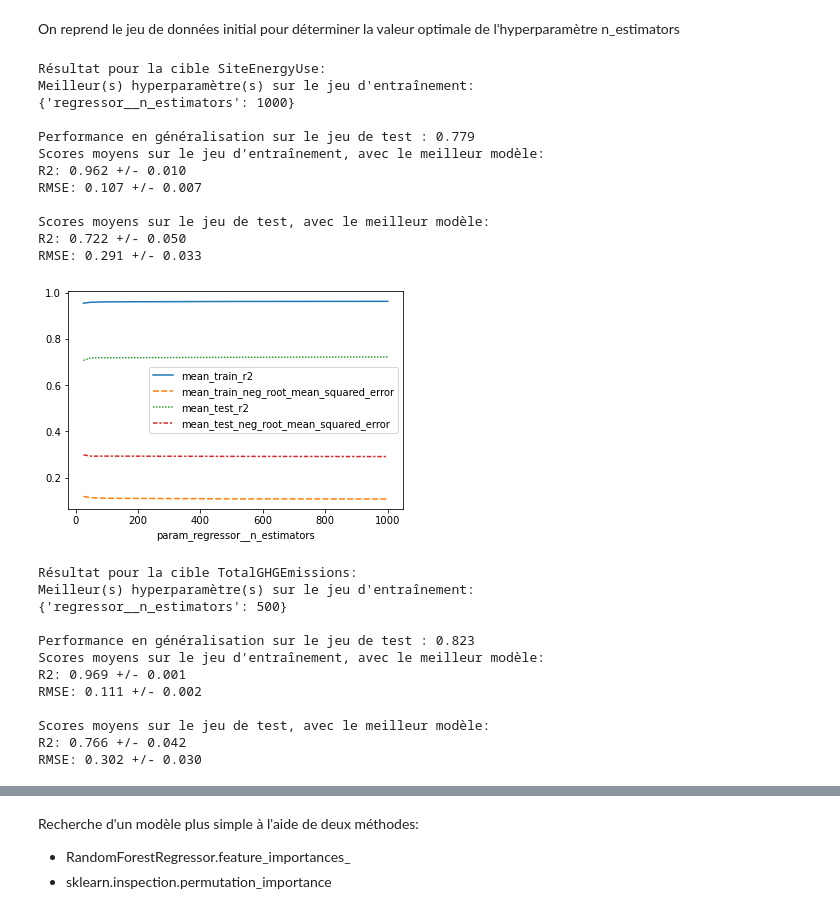
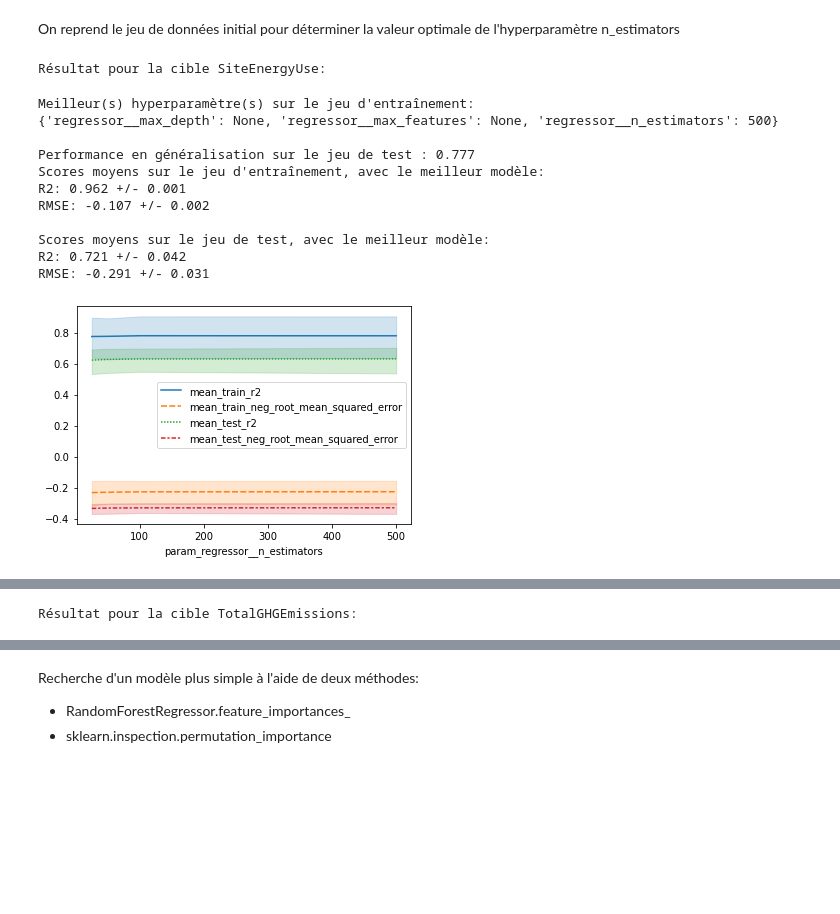
Before and after one commit to OlivierLegrand/P7, a Jupyter notebook: P4/Pélec_02_code.ipynb, the cells around one changed output, grey strips where cells are left out. Drawn from its saved outputs; the diff is of its cells as text; code cells hidden in the pictures; blank space fills up the shorter version.

```diff
--- a/P4/Pélec_02_code.ipynb
+++ b/P4/Pélec_02_code.ipynb
@@ -523,0 +402,31 @@ RMSE: 0.390 +/- 0.036
+# %%
+for k, m in models.items():
+    target = k
+    target_name = target.split('_')[0]
+    m1, features = modelpreparation(m)
+    # fusion des modalités YearBuilt
+    m1["YearBuilt"] = m1["YearBuilt"].apply(lambda x: 1 if x in [1, 2, 3]
+                                                        else 2 if x in [4, 5, 6]
+                                                        else 3 if x in [7, 8, 9]
+                                            else 4
+                                           )
+
+    print("\nRésultat pour la cible {}:".format(target_name))
+
+    # Valeurs possibles du nombre de plus proches voisins
+    params = {"n_neighbors" : [1, 3, 5, 7, 9, 11, 13, 15, 17, 19]}
+
+    # Choisir un score à optimiser et/ou une erreur à minimiser, ici le R2 et le RMSE
+    score = ('r2', 'neg_root_mean_squared_error')
+
+    # modèle
+    model = KNeighborsRegressor()
+
+    # chargement du modèle
+    gspipeline = crossval_GS(target, features, m1, params, model, score)
+
+    # DataFrame des résultats de la validation croisée
+    cvresults = print_cvresults(score, gspipeline, params)
+
+    # Graphe des résultats sur les sets d'entrainement et de test, en fonction de(s) l'hyperparamètre(s)
+    plot_traintestscores(cvresults, score, axis_scale="linear", plot_param=list(params.keys()))
@@ -528,52 +464,42 @@ On reprend le jeu de données initial pour déterminer la valeur optimale de l'h
 # %%
 models = {'SiteEnergyUse_log':SEUmodel, 'TotalGHGEmissions_log':GHGmodel}
 
 for k, m in models.items():
     target = k
     target_name = target.split('_')[0]
     m1, features = modelpreparation(m)
+    print("Résultat pour la cible {}:".format(target_name))
 
-    print("Résultat pour la cible {}:".format(target_name))
-    # Valeurs possibles du paramètre alpha
-    params = {"n_estimators" : [25,50,100, 500, 1000]}
+    # Valeurs possibles des hyperparamètres
+    params = {"n_estimators" : [25,50,100, 500],
+              "max_depth" : [None, 1, 5, 10, 30],
+              "max_features" : ['auto', "sqrt"]}
 
     # Choisir un score à optimiser et/ou une erreur à minimiser, ici le R2 et le RMSE
     score = ('r2', 'neg_root_mean_squared_error')
 
     # modèle
     model = RandomForestRegressor(oob_score=True)
 
     # Preprocessing et fit du modèle
     gspipeline = crossval_GS(target, features, m1, params, model, score)
 
     # DataFrame des résultats de la validation croisée
-    cvresults, result_cols = print_cvresults(score, gspipeline, params)
+    cvresults = print_cvresults(score, gspipeline, params)
 
     # Graphe des résultats sur les sets d'entrainement et de test, en fonction de(s) l'hyperparamètre(s)
-    plot_traintestscores(cvresults, score, plot_param="n_estimators", axis_scale='linear')
+    plot_traintestscores(cvresults, score, plot_param=list(params.keys()), axis_scale='linear')
 # %% [output]
 Résultat pour la cible SiteEnergyUse:
-Meilleur(s) hyperparamètre(s) sur le jeu d'entraînement:
-{'regressor__n_estimators': 1000}
-
-Performance en généralisation sur le jeu de test : 0.779
-Scores moyens sur le jeu d'entraînement, avec le meilleur modèle:
-R2: 0.962 +/- 0.010
-RMSE: 0.107 +/- 0.007
-
-Scores moyens sur le jeu de test, avec le meilleur modèle:
-R2: 0.722 +/- 0.050
-RMSE: 0.291 +/- 0.033
+Meilleur(s) hyperparamètre(s) sur le jeu d'entraînement:
+{'regressor__max_depth': None, 'regressor__max_features': None, 'regressor__n_estimators': 500}
+
+Performance en généralisation sur le jeu de test : 0.777
+Scores moyens sur le jeu d'entraînement, avec le meilleur modèle:
+R2: 0.962 +/- 0.001
+RMSE: -0.107 +/- 0.002
+
+Scores moyens sur le jeu de test, avec le meilleur modèle:
+R2: 0.721 +/- 0.042
+RMSE: -0.291 +/- 0.031
-[figure, old version]
+[figure, new version]
-Résultat pour la cible TotalGHGEmissions:
-Meilleur(s) hyperparamètre(s) sur le jeu d'entraînement:
-{'regressor__n_estimators': 500}
-
-Performance en généralisation sur le jeu de test : 0.823
-Scores moyens sur le jeu d'entraînement, avec le meilleur modèle:
-R2: 0.969 +/- 0.001
-RMSE: 0.111 +/- 0.002
-
-Scores moyens sur le jeu de test, avec le meilleur modèle:
-R2: 0.766 +/- 0.042
-RMSE: 0.302 +/- 0.030
@@ -580,0 +507 @@ RMSE: 0.302 +/- 0.030
+Résultat pour la cible TotalGHGEmissions:
```
Also changed, not shown: parts of 43 cells of this notebook, 1 other file.
